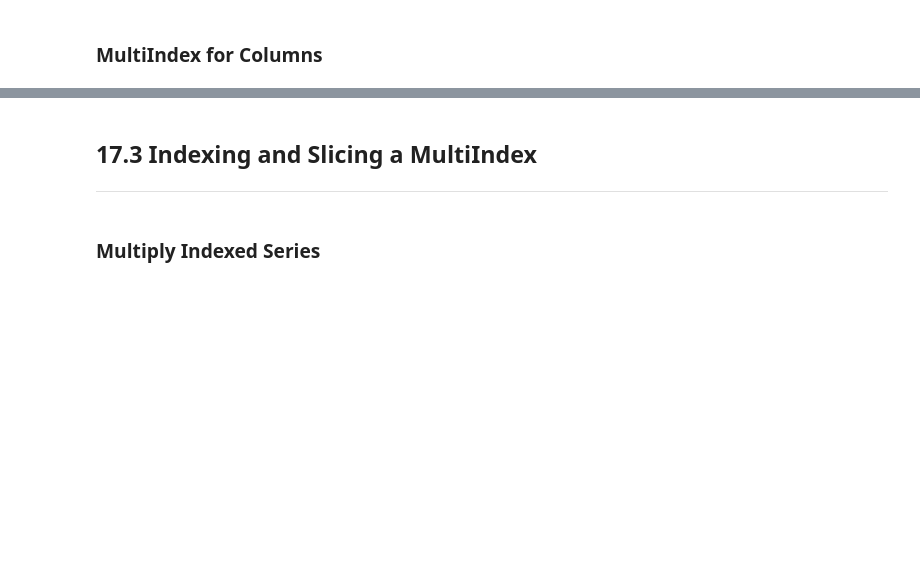
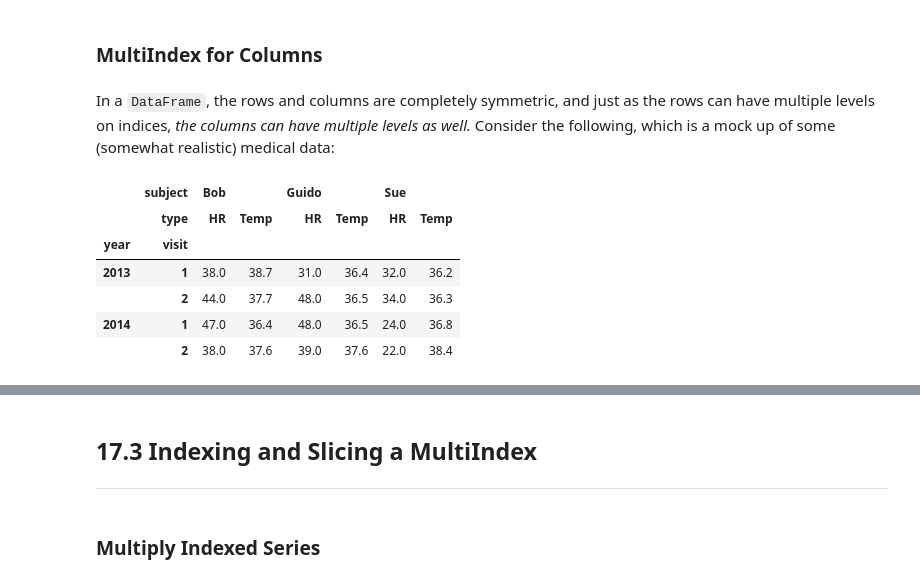
Before and after one commit to huymh/jupyter-notes, a Jupyter notebook: HB_2_Data_Manipulation.ipynb, the cells around one changed output, grey strips where cells are left out. Drawn from its saved outputs; the diff is of its cells as text; code cells hidden in the pictures; blank space fills up the shorter version.

```diff
--- a/HB_2_Data_Manipulation.ipynb
+++ b/HB_2_Data_Manipulation.ipynb
@@ -1170,2 +1401,28 @@ Notice that if a previous value is not available during a forward fill, the NA r
 # %% [markdown]
 ### MultiIndex for Columns
+# %% [markdown]
+In a `DataFrame`, the rows and columns are completely symmetric, and just as the rows can have multiple levels on indices, *the columns can have multiple levels as well.* Consider the following, which is a mock up of some (somewhat realistic) medical data:
+# %%
+# hierarchical indices and columns
+index = pd.MultiIndex.from_product([[2013, 2014], [1, 2]],
+                                   names = ['year', 'visit'])
+columns = pd.MultiIndex.from_product([['Bob', 'Guido', 'Sue'],
+                                      ['HR', 'Temp']],
+                                     names = ['subject', 'type'])
+
+# mock some data
+data = np.round(np.random.randn(4,6), 1)
+data[:, ::2] *= 10
+data += 37
+
+# create DataFrame
+health_data = pd.DataFrame(data, index = index, columns = columns)
+health_data
+# %% [output]
+|  | subject | Bob |  | Guido |  | Sue |  |
+|  | type | HR | Temp | HR | Temp | HR | Temp |
+| year | visit |  |  |  |  |  |  |
+| 2013 | 1 | 38.0 | 38.7 | 31.0 | 36.4 | 32.0 | 36.2 |
+|  | 2 | 44.0 | 37.7 | 48.0 | 36.5 | 34.0 | 36.3 |
+| 2014 | 1 | 47.0 | 36.4 | 48.0 | 36.5 | 24.0 | 36.8 |
+|  | 2 | 38.0 | 37.6 | 39.0 | 37.6 | 22.0 | 38.4 |
```
Also changed, not shown: parts of 95 cells of this notebook.
